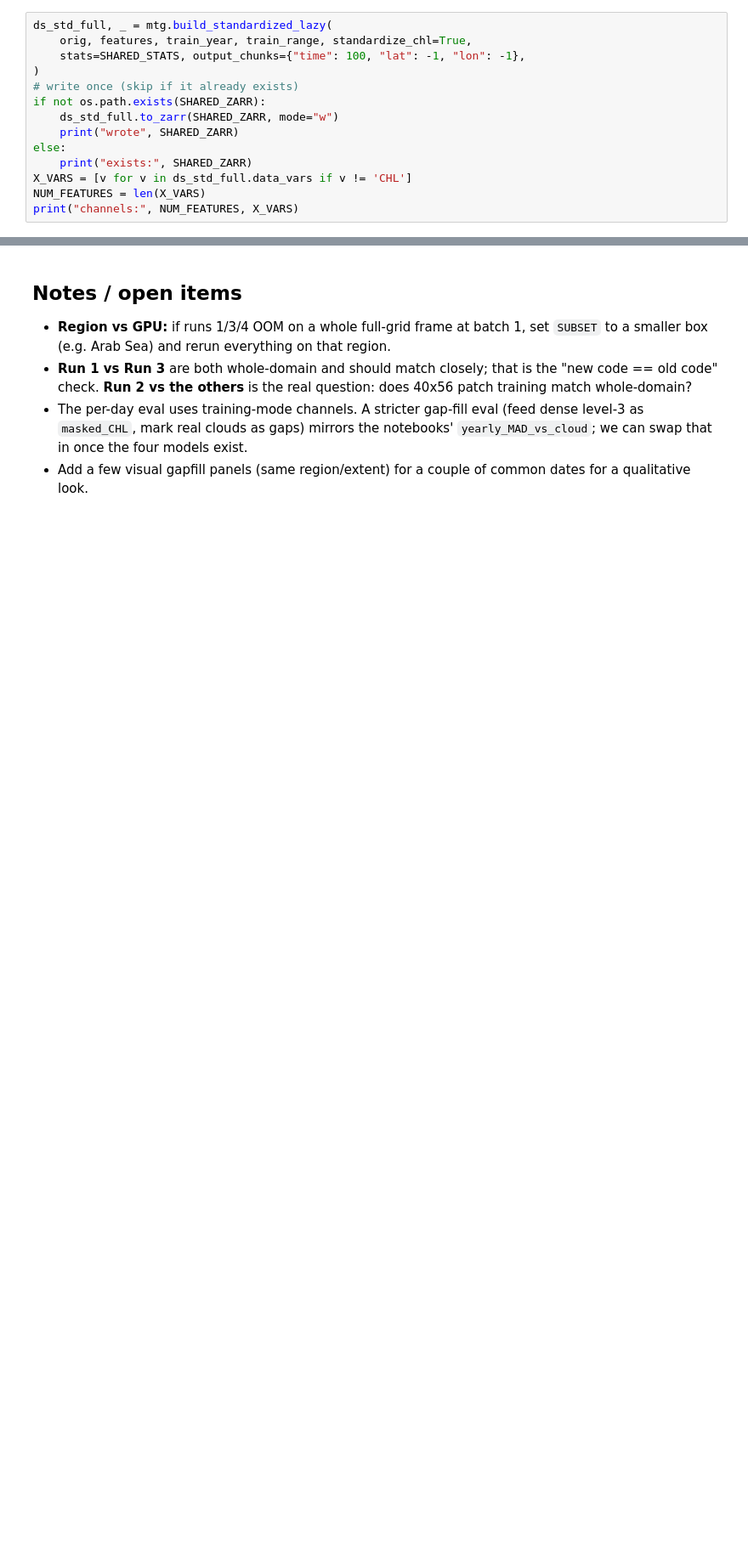
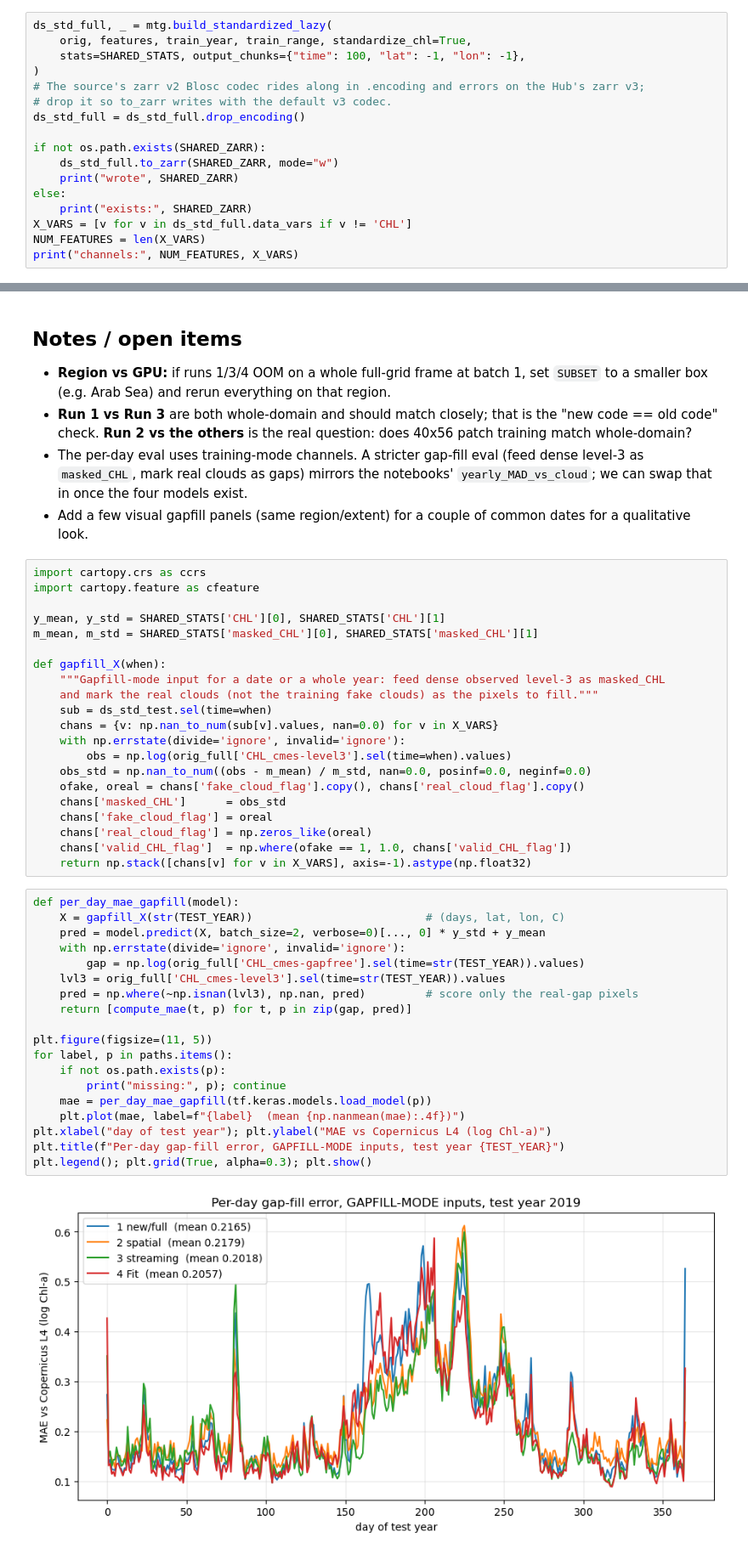
Before and after one commit to SAFS-Varanasi-Internship/mindthegap, a Jupyter notebook: book/4-Model_Comparison.ipynb, the cells around one changed output, grey strips where cells are left out. Shown at 85% size. Drawn from its saved outputs; the diff is of its cells as text; blank space fills up the shorter version.

```diff
--- a/book/4-Model_Comparison.ipynb
+++ b/book/4-Model_Comparison.ipynb
@@ -91,7 +135,10 @@ ds_std_full, _ = mtg.build_standardized_lazy(
     orig, features, train_year, train_range, standardize_chl=True,
     stats=SHARED_STATS, output_chunks={"time": 100, "lat": -1, "lon": -1},
 )
-# write once (skip if it already exists)
+# The source's zarr v2 Blosc codec rides along in .encoding and errors on the Hub's zarr v3;
+# drop it so to_zarr writes with the default v3 codec.
+ds_std_full = ds_std_full.drop_encoding()
+
 if not os.path.exists(SHARED_ZARR):
     ds_std_full.to_zarr(SHARED_ZARR, mode="w")
     print("wrote", SHARED_ZARR)
@@ -239,3 +374,45 @@ plt.legend(); plt.grid(True, alpha=0.3); plt.show()
   `masked_CHL`, mark real clouds as gaps) mirrors the notebooks' `yearly_MAD_vs_cloud`; we can swap that
   in once the four models exist.
 - Add a few visual gapfill panels (same region/extent) for a couple of common dates for a qualitative look.
+# %%
+import cartopy.crs as ccrs
+import cartopy.feature as cfeature
+
+y_mean, y_std = SHARED_STATS['CHL'][0], SHARED_STATS['CHL'][1]
+m_mean, m_std = SHARED_STATS['masked_CHL'][0], SHARED_STATS['masked_CHL'][1]
+
+def gapfill_X(when):
+    """Gapfill-mode input for a date or a whole year: feed dense observed level-3 as masked_CHL
+    and mark the real clouds (not the training fake clouds) as the pixels to fill."""
+    sub = ds_std_test.sel(time=when)
+    chans = {v: np.nan_to_num(sub[v].values, nan=0.0) for v in X_VARS}
+    with np.errstate(divide='ignore', invalid='ignore'):
+        obs = np.log(orig_full['CHL_cmes-level3'].sel(time=when).values)
+    obs_std = np.nan_to_num((obs - m_mean) / m_std, nan=0.0, posinf=0.0, neginf=0.0)
+    ofake, oreal = chans['fake_cloud_flag'].copy(), chans['real_cloud_flag'].copy()
+    chans['masked_CHL']      = obs_std
+    chans['fake_cloud_flag'] = oreal
+    chans['real_cloud_flag'] = np.zeros_like(oreal)
+    chans['valid_CHL_flag']  = np.where(ofake == 1, 1.0, chans['valid_CHL_flag'])
+    return np.stack([chans[v] for v in X_VARS], axis=-1).astype(np.float32)
+# %%
+def per_day_mae_gapfill(model):
+    X = gapfill_X(str(TEST_YEAR))                          # (days, lat, lon, C)
+    pred = model.predict(X, batch_size=2, verbose=0)[..., 0] * y_std + y_mean
+    with np.errstate(divide='ignore', invalid='ignore'):
+        gap = np.log(orig_full['CHL_cmes-gapfree'].sel(time=str(TEST_YEAR)).values)
+    lvl3 = orig_full['CHL_cmes-level3'].sel(time=str(TEST_YEAR)).values
+    pred = np.where(~np.isnan(lvl3), np.nan, pred)         # score only the real-gap pixels
+    return [compute_mae(t, p) for t, p in zip(gap, pred)]
+
+plt.figure(figsize=(11, 5))
+for label, p in paths.items():
+    if not os.path.exists(p):
+        print("missing:", p); continue
+    mae = per_day_mae_gapfill(tf.keras.models.load_model(p))
+    plt.plot(mae, label=f"{label}  (mean {np.nanmean(mae):.4f})")
+plt.xlabel("day of test year"); plt.ylabel("MAE vs Copernicus L4 (log Chl-a)")
+plt.title(f"Per-day gap-fill error, GAPFILL-MODE inputs, test year {TEST_YEAR}")
+plt.legend(); plt.grid(True, alpha=0.3); plt.show()
+# %% [output]
+[figure, added]
```
Also changed, not shown: parts of 16 cells of this notebook, 4 other files.
